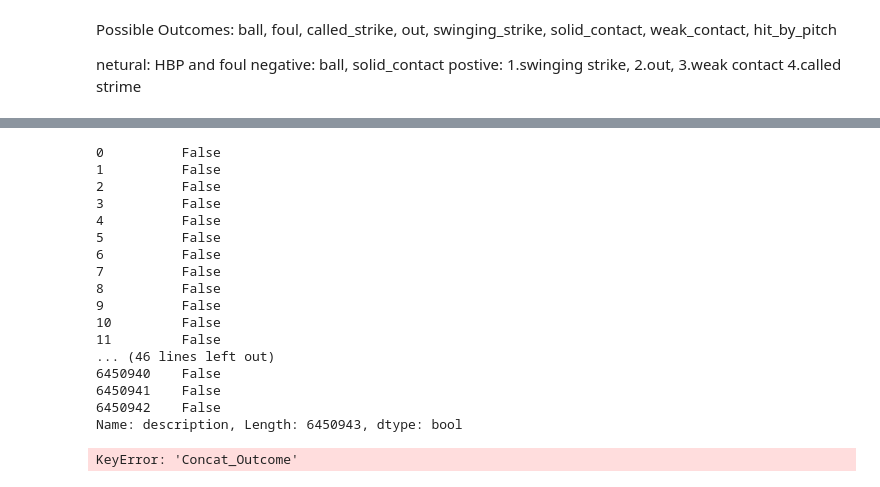
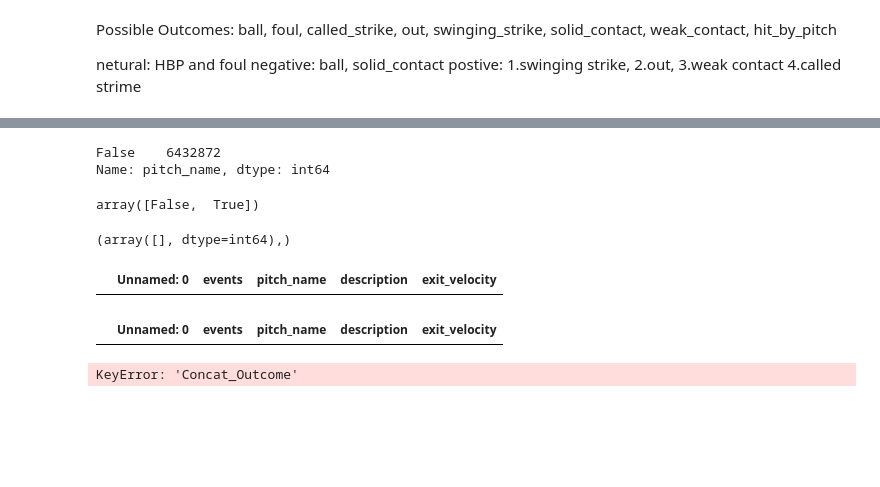
Before and after one commit to nradich/Pitch_Effective, a Jupyter notebook: model_testing.ipynb, the cells around one changed output, grey strips where cells are left out. Saved outputs shown, nothing was run; the diff lists cells and outputs as text; code cells hidden in the pictures; blank space fills up the shorter version.

Commit message:
Ran model, need to understand

```diff
--- a/model_testing.ipynb
+++ b/model_testing.ipynb
@@ -39,21 +59,11 @@ False    6450937
 Name: description, dtype: int64
-# %%
-a
-# %% [output]
-0          False
-1          False
-2          False
-3          False
-4          False
-5          False
-6          False
-7          False
-8          False
-9          False
-10         False
-11         False
-... (46 lines left out)
-6450940    False
-6450941    False
-6450942    False
-Name: description, Length: 6450943, dtype: bool
+# %%
+b.value_counts()
+# %% [output]
+False    6432872
+Name: pitch_name, dtype: int64
+# %%
+import numpy as np
+np.unique(b)
+# %% [output]
+array([False,  True])
@@ -60,3 +72,18 @@ Name: description, Length: 6450943, dtype: bool
+# %%
+#where the dataframe doesnt have pitch names
+c = np.where(model_data.pitch_name.isna())
+c
+# %% [output]
+(array([], dtype=int64),)
+# %%
+model_data.loc[c]
+# %% [output]
+|  | Unnamed: 0 | events | pitch_name | description | exit_velocity |
+# %%
+
+model_data.loc[c]
+# %% [output]
+|  | Unnamed: 0 | events | pitch_name | description | exit_velocity |
 # %%
 #accidentally created nan values when trying to get get exit velo
 #still 6 null values, gonna drop them
```
Also changed, not shown: parts of 38 cells of this notebook.
